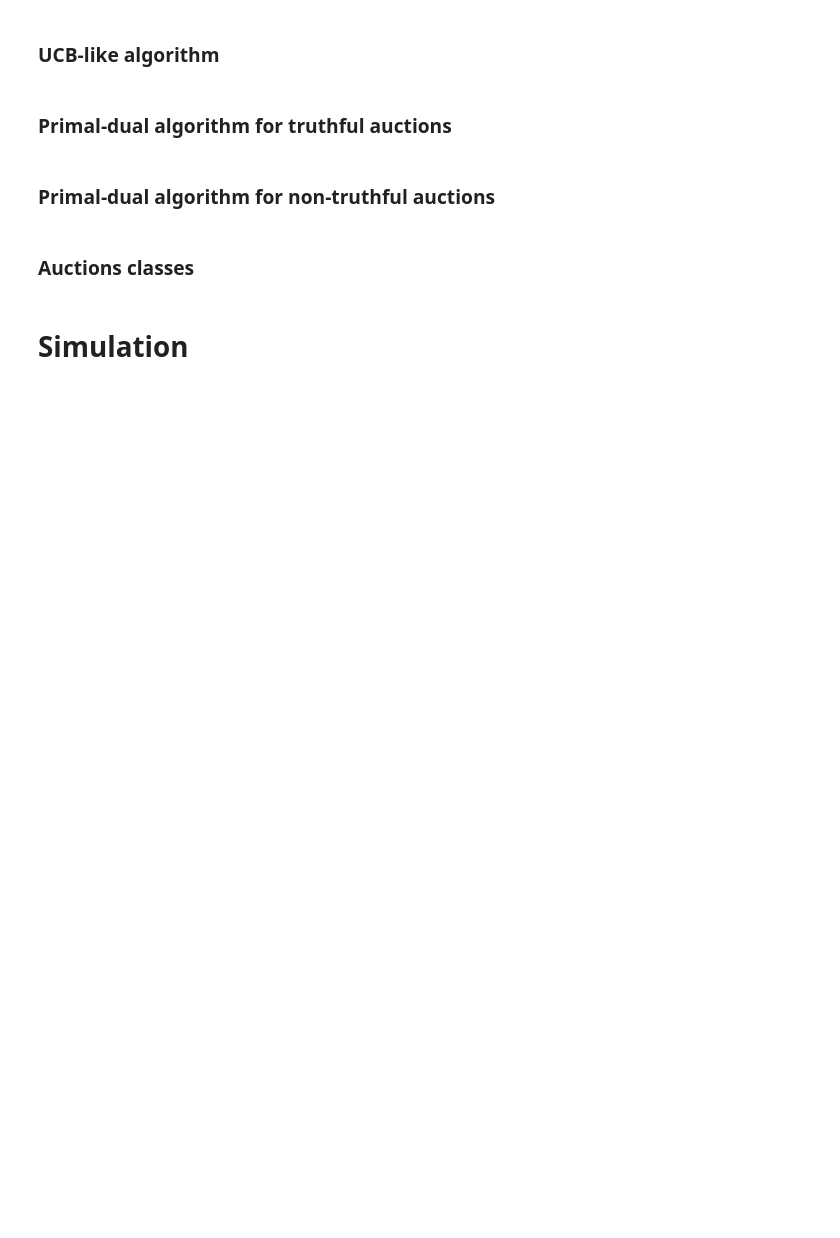
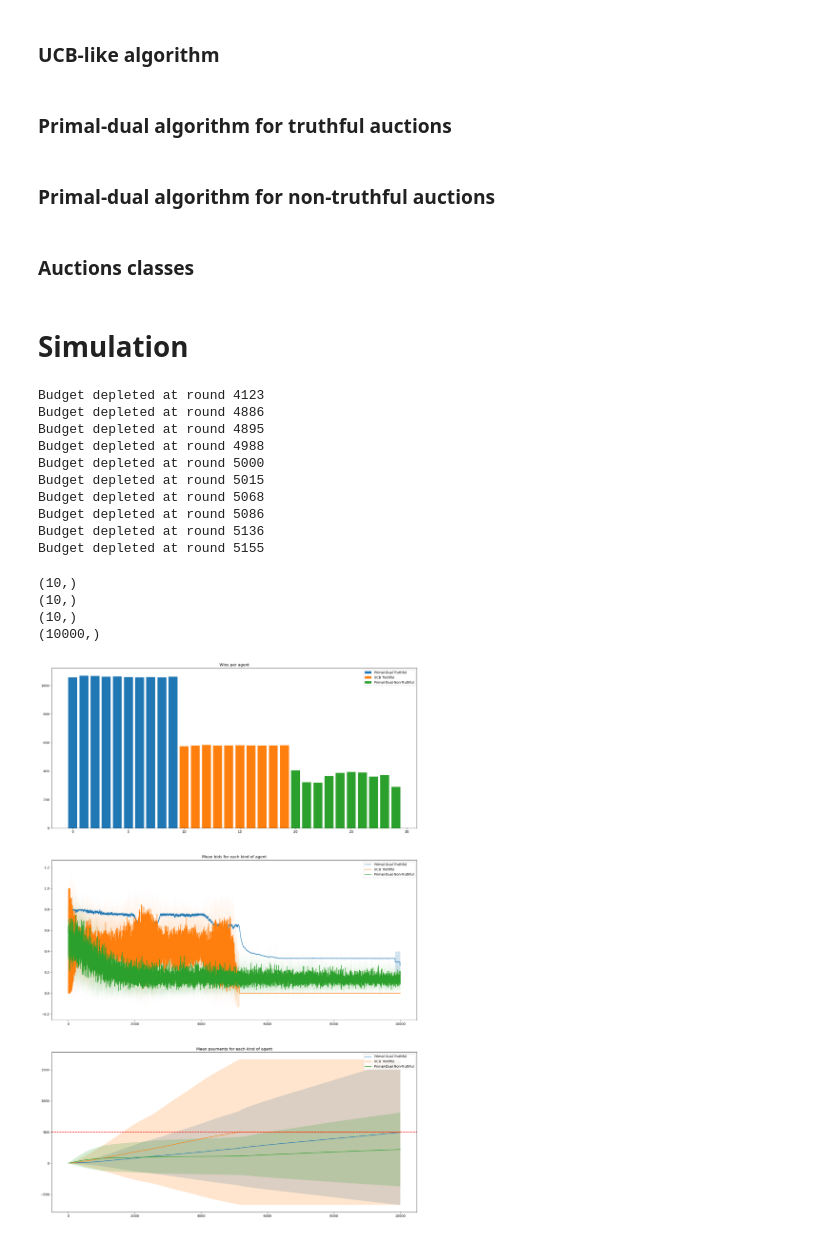
Before and after one commit to giulio8/OLA_project, a Jupyter notebook: Competition.ipynb, the cells around one changed output. Cells and saved outputs as stored; diff of their text form; code cells hidden in the pictures; blank space fills up the shorter version.

Commit message:
Algorithms competition

```diff
--- a/Competition.ipynb
+++ b/Competition.ipynb
@@ -105,6 +107,22 @@ class HedgeAgent:
         self.weights *= np.exp(-self.learning_rate*l_t)
         self.t += 1
 # %%
+def get_slot_won(bid, sorted_bids, n_slots):
+    """Returns the slot won by the bid at a specific time-step"""
+    for s in range(n_slots):
+        if bid > sorted_bids[s]:
+            return s
+    return None
+def get_bid_win_probabilities(bid, sorted_bids, lambdas):
+    n_user = sorted_bids.shape[1]
+    probabilities = np.zeros(len(lambdas))
+    for u in range(n_user):
+        slot = get_slot_won(bid, sorted_bids[:, u], len(lambdas))
+        if slot is not None:
+            probabilities[slot] += 1
+
+    return probabilities/n_user
+
 class FFMultiplicativePacingAgent:
     def __init__(self, bids_set, valuation, budget, T, eta, lambdas):
         self.bids_set = bids_set #available choices
@@ -119,7 +137,7 @@ class FFMultiplicativePacingAgent:
         self.t = 0
         self.lambdas = lambdas
 
-    def bid(self):
+    def action(self):
         if self.budget < 1:
             return 0
         return self.bids_set[self.hedge.pull_arm()]
@@ -174,7 +192,7 @@ class FirstPriceAuction(Auction):
         return winners, winners_values
 
     def get_payments_per_click(self, winners, values, bids):
-        payment = bids[winners]
+        payment = np.array(bids)[winners]
         return payment.round(2)
 # %% [markdown]
 # Simulation
@@ -253,0 +312,56 @@ def run_simulation(n_trials, auctions, iterations, n_users, cost, conversion_pro
+# %%
+import importlib
+importlib.reload(config)
+
+NUMBER_OF_SLOTS = 2
+
+lambda_fun_param = lambda s: 1/(s+(0.3))       # probability of the ad being seen given the position s ->  0.5 for first position, 0.33 for second, 0.25 for third, etc...
+LAMBDAS = np.array([lambda_fun_param(i) for i in range(1, NUMBER_OF_SLOTS+1)])    # array of lambda values (for each slot)
+
+ITERATIONS = 500#config.ITERATIONS
+AUCTIONS = 10000 # config.AUCTIONS
+N_USERS = config.N_USERS
+NUMBER_OF_ARMS = 100 #config.NUMBER_OF_ARMS    # needed for the UCB algorithm
+PRICES = config.PRICES    # actual arms of the ucb algorithm
+BUDGET = 500 #config.BUDGET
+LAMBDAS = np.flip(LAMBDAS)
+N_TRIALS = 1
+
+my_valuation = 0.6      # randomly chosen
+cost = 0.2              # constant (for our purposes) cost of production
+
+N_PD_TRUTHFUL_AGENTS=10
+N_UCB_TRUTHFUL_AGENTS = 10
+N_PD_NON_TRUTHFUL_AGENTS=10
+
+
+payments, bids, utilities, total_wins_per_trial = run_simulation(n_trials = N_TRIALS,
+               auctions = AUCTIONS,
+               n_users = N_USERS,
+               n_arms = NUMBER_OF_ARMS,
+               budget = BUDGET,
+               lambdas = LAMBDAS,
+               prices = PRICES,
+               valuation = 0.8,
+               bidding_env=FirstPriceAuction,
+               eta = 0.1,
+               n_pd_truthful_agents=N_PD_TRUTHFUL_AGENTS,
+               n_ucb_truthful_agents=N_UCB_TRUTHFUL_AGENTS,
+               n_pd_non_truthful_agents=N_PD_NON_TRUTHFUL_AGENTS,
+               )
+# %% [output]
+Budget depleted at round 4123
+Budget depleted at round 4886
+Budget depleted at round 4895
+Budget depleted at round 4988
+Budget depleted at round 5000
+Budget depleted at round 5015
+Budget depleted at round 5068
+Budget depleted at round 5086
+Budget depleted at round 5136
+Budget depleted at round 5155
+(10,)
+(10,)
+(10,)
+(10000,)
+[figure, added]
```
Also changed, not shown: parts of 7 cells of this notebook, 1 other file.
